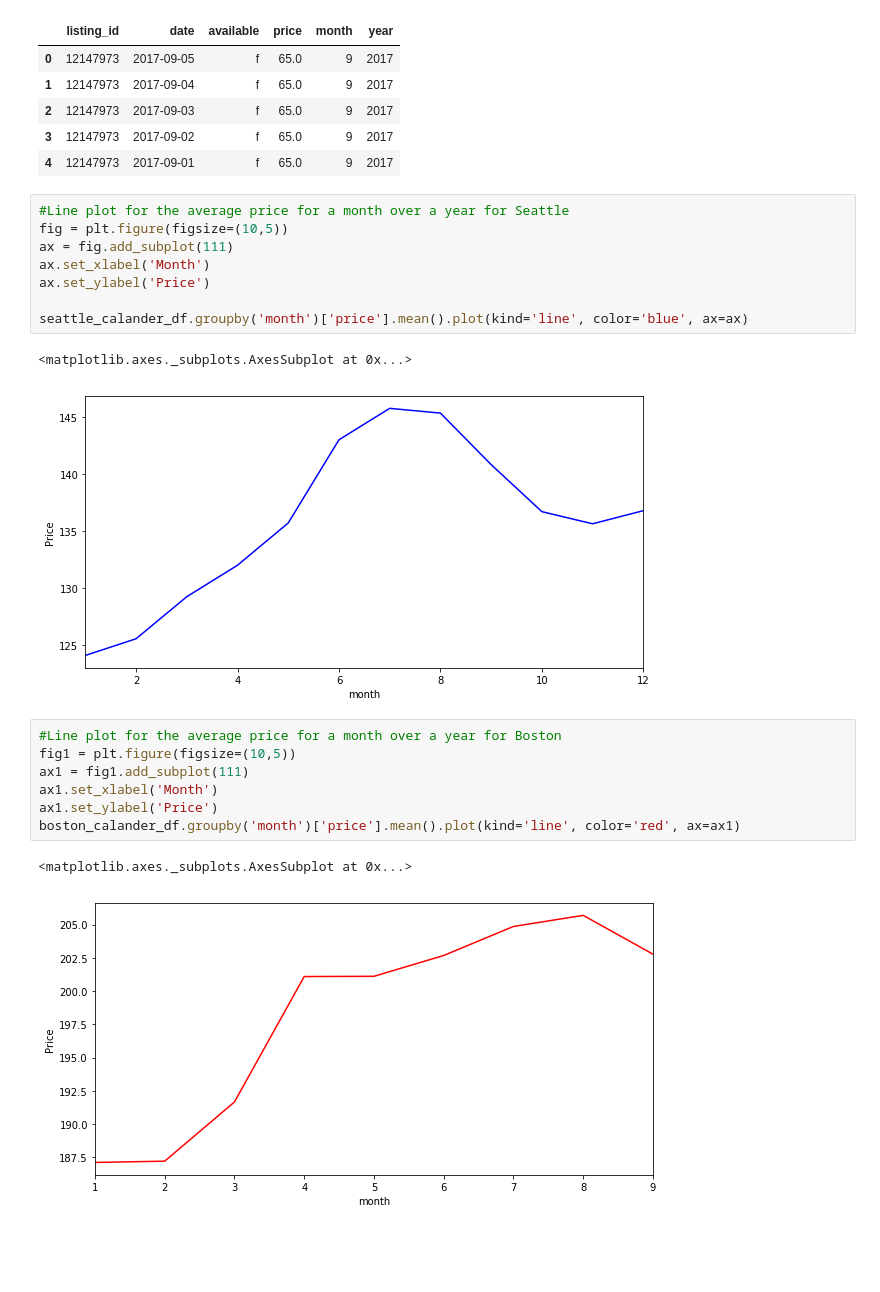
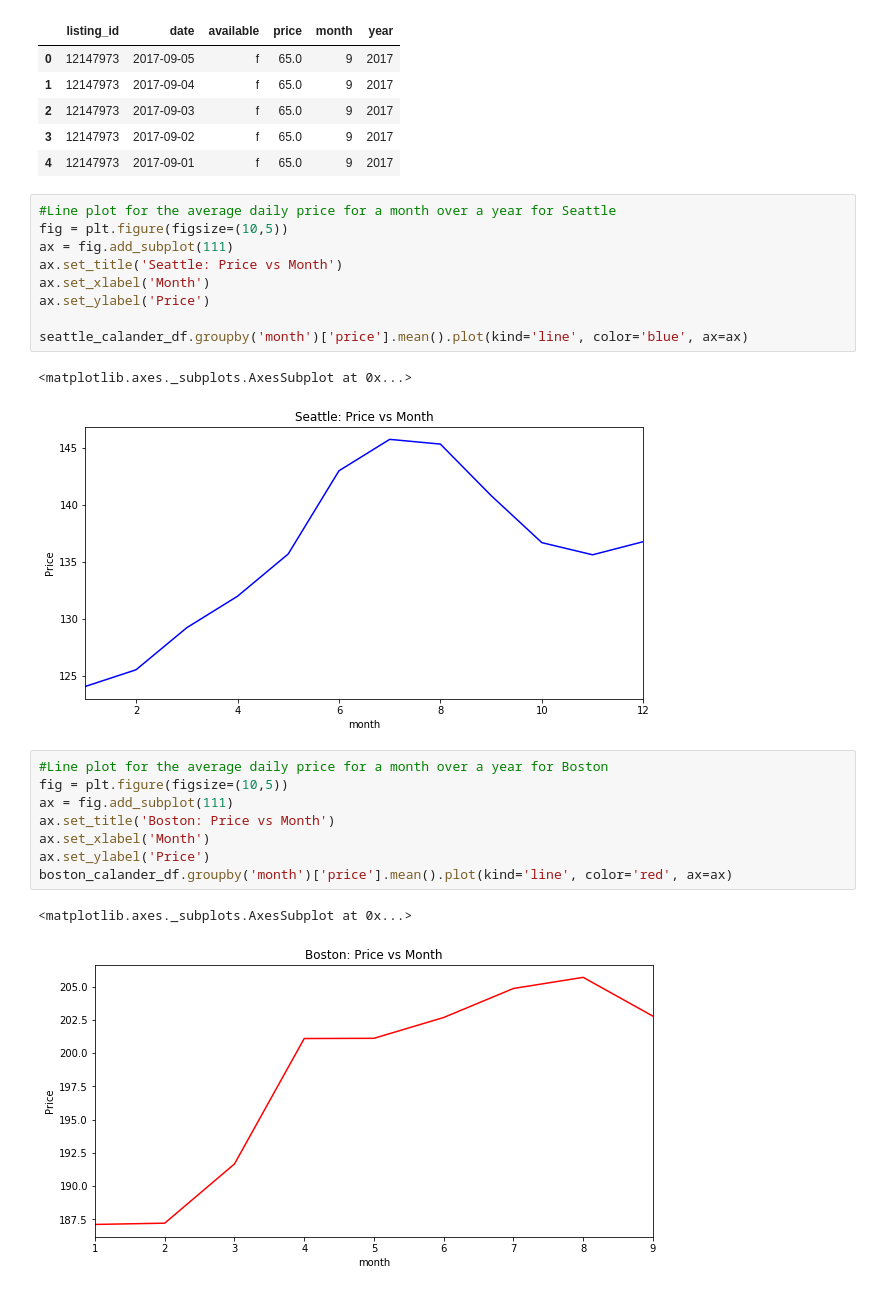
Before and after one commit to jyothishkjames/Seattle-Boston-Airbnb-Data-Analysis, a Jupyter notebook: data_prepration.ipynb, the cells around one changed output. Cells and saved outputs as stored; diff of their text form; blank space fills up the shorter version.

```diff
--- a/data_prepration.ipynb
+++ b/data_prepration.ipynb
@@ -164,24 +180,26 @@ boston_calander_df.head()
 | 3 | 12147973 | 2017-09-02 | f | 65.0 | 9 | 2017 |
 | 4 | 12147973 | 2017-09-01 | f | 65.0 | 9 | 2017 |
 # %%
-#Line plot for the average price for a month over a year for Seattle
+#Line plot for the average daily price for a month over a year for Seattle
 fig = plt.figure(figsize=(10,5))
 ax = fig.add_subplot(111)
+ax.set_title('Seattle: Price vs Month')
 ax.set_xlabel('Month')
 ax.set_ylabel('Price')
 
 seattle_calander_df.groupby('month')['price'].mean().plot(kind='line', color='blue', ax=ax)
 # %% [output]
 <matplotlib.axes._subplots.AxesSubplot at 0x...>
-[figure, old version]
+[figure, new version]
 # %%
-#Line plot for the average price for a month over a year for Boston
-fig1 = plt.figure(figsize=(10,5))
-ax1 = fig1.add_subplot(111)
-ax1.set_xlabel('Month')
-ax1.set_ylabel('Price')
-boston_calander_df.groupby('month')['price'].mean().plot(kind='line', color='red', ax=ax1)
+#Line plot for the average daily price for a month over a year for Boston
+fig = plt.figure(figsize=(10,5))
+ax = fig.add_subplot(111)
+ax.set_title('Boston: Price vs Month')
+ax.set_xlabel('Month')
+ax.set_ylabel('Price')
+boston_calander_df.groupby('month')['price'].mean().plot(kind='line', color='red', ax=ax)
 # %% [output]
 <matplotlib.axes._subplots.AxesSubplot at 0x...>
-[figure, old version]
+[figure, new version]
 # %%
```
Also changed, not shown: parts of 15 cells of this notebook.
